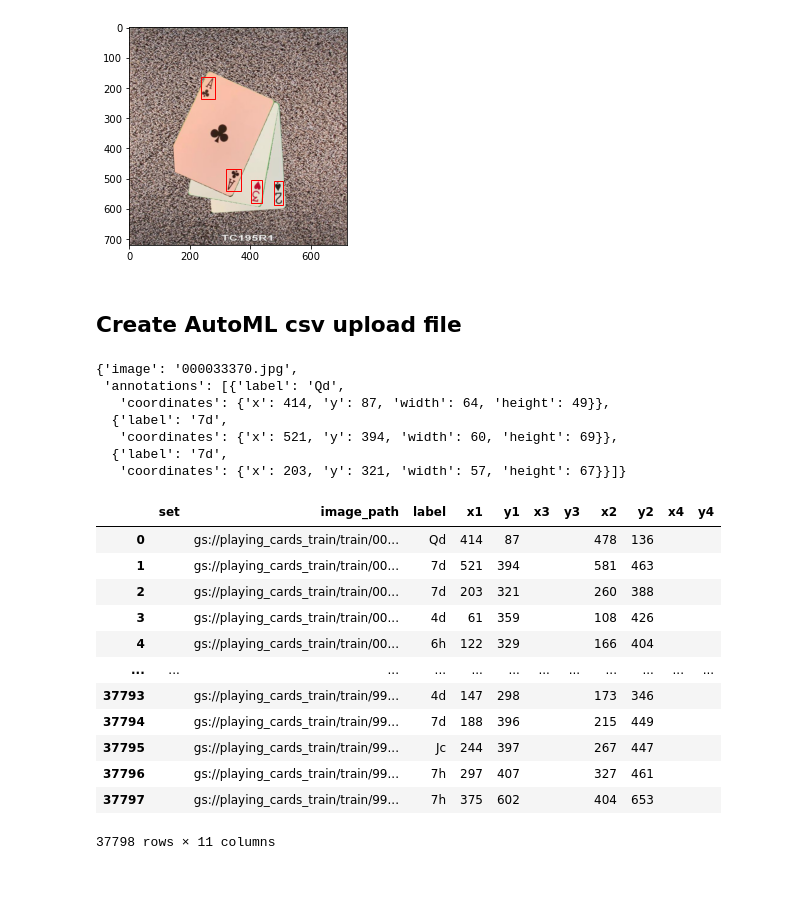
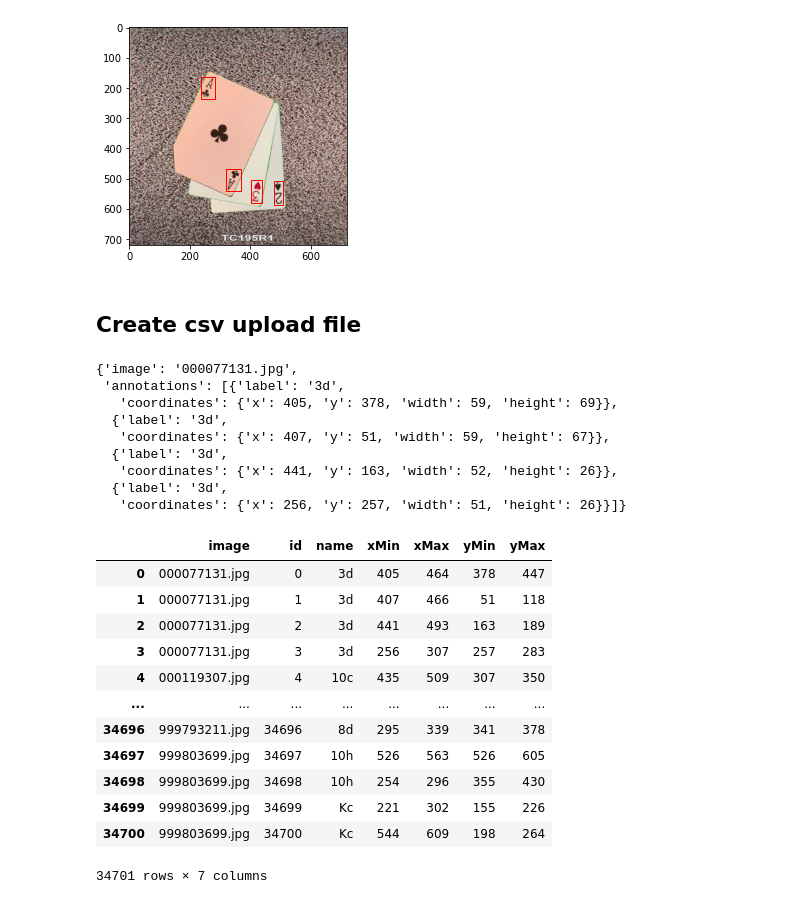
Before and after one commit to mcgovey/compvision-playing-card-detection, a Jupyter notebook: creating_playing_cards_dataset.ipynb, the cells around one changed output. Drawn from its saved outputs; the diff is of its cells as text; code cells hidden in the pictures.

Commit message:
data prep modifications cont for turicreate model

```diff
--- a/creating_playing_cards_dataset.ipynb
+++ b/creating_playing_cards_dataset.ipynb
@@ -1139,7 +1143,7 @@ def master_json_data(read_dir, save_dir, file_name):
         json.dump(json_data_all, f)
 # %%
 save_dir="data/scenes/"
-read_dir="data/scenes/test"
-file_name="test"
+read_dir="data/scenes/card_train"
+file_name="card_train"
 master_json_data(read_dir, save_dir, file_name)
 # %%
@@ -1154,5 +1156,0 @@ os.rename(save_dir + file_name + ".json", read_dir + '/' + file_name + ".json")
-# %%
-save_dir="data/scenes/"
-read_dir="data/scenes/test"
-file_name="test"
-master_json_data(read_dir, save_dir, file_name)
@@ -1209,26 +1205,28 @@ plt.show()
 # %% [output]
 [figure]
 # %% [markdown]
-## Create AutoML csv upload file
+## Create csv upload file
 # %%
 import pandas as pd
 
-read_dir="data/scenes/train"
-file_name="train"
-with open(read_dir + "/" + file_name + ".json") as json_file:
+read_dir="data/scenes/card_train/"
+file_name="card_train"
+with open(read_dir + file_name + ".json") as json_file:
     json_train = json.load(json_file)
 
 json_train[0]
 # %% [output]
-{'image': '000033370.jpg',
- 'annotations': [{'label': 'Qd',
-   'coordinates': {'x': 414, 'y': 87, 'width': 64, 'height': 49}},
-  {'label': '7d',
-   'coordinates': {'x': 521, 'y': 394, 'width': 60, 'height': 69}},
-  {'label': '7d',
-   'coordinates': {'x': 203, 'y': 321, 'width': 57, 'height': 67}}]}
+{'image': '000077131.jpg',
+ 'annotations': [{'label': '3d',
+   'coordinates': {'x': 405, 'y': 378, 'width': 59, 'height': 69}},
+  {'label': '3d',
+   'coordinates': {'x': 407, 'y': 51, 'width': 59, 'height': 67}},
+  {'label': '3d',
+   'coordinates': {'x': 441, 'y': 163, 'width': 52, 'height': 26}},
+  {'label': '3d',
+   'coordinates': {'x': 256, 'y': 257, 'width': 51, 'height': 26}}]}
 # %%
-gcp_loc = "gs://playing_cards_train/train/"
+
 
 # list_of_imgs = []
 
@@ -1239,24 +1237,26 @@ gcp_loc = "gs://playing_cards_train/train/"
 #         })
 #         print(df)
 
-gcp_img_class = pd.DataFrame(
-    ['',gcp_loc+p['image'], anno['label'], anno['coordinates']['x'], anno['coordinates']['y'], '','', anno['coordinates']['x']+anno['coordinates']['width'], anno['coordinates']['y']+anno['coordinates']['height'],'',''] for p in json_train for anno in p['annotations']
+img_class = pd.DataFrame(
+    [p['image'], anno['label'], anno['coordinates']['x'], anno['coordinates']['x']+anno['coordinates']['width'], anno['coordinates']['y'], anno['coordinates']['y']+anno['coordinates']['height']] for p in json_train for anno in p['annotations']
 )
-# %%
-gcp_img_class.columns = ['set', 'image_path','label','x1','y1','x3','y3','x2','y2','x4','y4']
-gcp_img_class
-# %% [output]
-|  | set | image_path | label | x1 | y1 | x3 | y3 | x2 | y2 | x4 | y4 |
-| 0 |  | gs://playing_cards_train/train/00... | Qd | 414 | 87 |  |  | 478 | 136 |  |  |
-| 1 |  | gs://playing_cards_train/train/00... | 7d | 521 | 394 |  |  | 581 | 463 |  |  |
-| 2 |  | gs://playing_cards_train/train/00... | 7d | 203 | 321 |  |  | 260 | 388 |  |  |
-| 3 |  | gs://playing_cards_train/train/00... | 4d | 61 | 359 |  |  | 108 | 426 |  |  |
-| 4 |  | gs://playing_cards_train/train/00... | 6h | 122 | 329 |  |  | 166 | 404 |  |  |
-| ... | ... | ... | ... | ... | ... | ... | ... | ... | ... | ... | ... |
-| 37793 |  | gs://playing_cards_train/train/99... | 4d | 147 | 298 |  |  | 173 | 346 |  |  |
-| 37794 |  | gs://playing_cards_train/train/99... | 7d | 188 | 396 |  |  | 215 | 449 |  |  |
-| 37795 |  | gs://playing_cards_train/train/99... | Jc | 244 | 397 |  |  | 267 | 447 |  |  |
-| 37796 |  | gs://playing_cards_train/train/99... | 7h | 297 | 407 |  |  | 327 | 461 |  |  |
-| 37797 |  | gs://playing_cards_train/train/99... | 7h | 375 | 602 |  |  | 404 | 653 |  |  |
-37798 rows × 11 columns
+# %%
+img_class.reset_index(inplace=True)
+img_class.columns = ['id','image','name','xMin','xMax','yMin','yMax']
+img_class = img_class.loc[:,['image','id','name','xMin','xMax','yMin','yMax']]
+img_class
+# %% [output]
+|  | image | id | name | xMin | xMax | yMin | yMax |
+| 0 | 000077131.jpg | 0 | 3d | 405 | 464 | 378 | 447 |
+| 1 | 000077131.jpg | 1 | 3d | 407 | 466 | 51 | 118 |
+| 2 | 000077131.jpg | 2 | 3d | 441 | 493 | 163 | 189 |
+| 3 | 000077131.jpg | 3 | 3d | 256 | 307 | 257 | 283 |
+| 4 | 000119307.jpg | 4 | 10c | 435 | 509 | 307 | 350 |
+| ... | ... | ... | ... | ... | ... | ... | ... |
+| 34696 | 999793211.jpg | 34696 | 8d | 295 | 339 | 341 | 378 |
+| 34697 | 999803699.jpg | 34697 | 10h | 526 | 563 | 526 | 605 |
+| 34698 | 999803699.jpg | 34698 | 10h | 254 | 296 | 355 | 430 |
+| 34699 | 999803699.jpg | 34699 | Kc | 221 | 302 | 155 | 226 |
+| 34700 | 999803699.jpg | 34700 | Kc | 544 | 609 | 198 | 264 |
+34701 rows × 7 columns
 # %%
```
Also changed, not shown: parts of 11 cells of this notebook, 2 other files.
